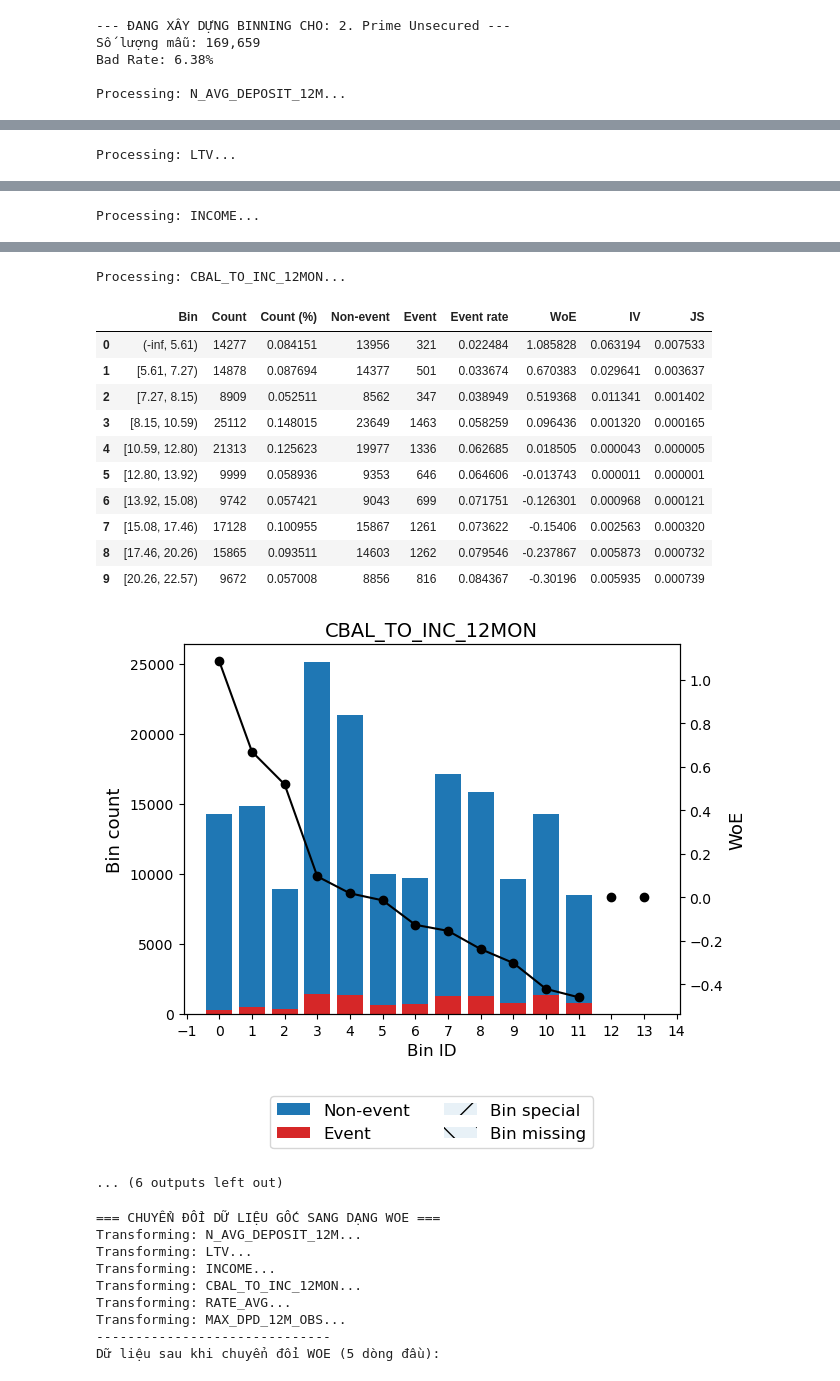
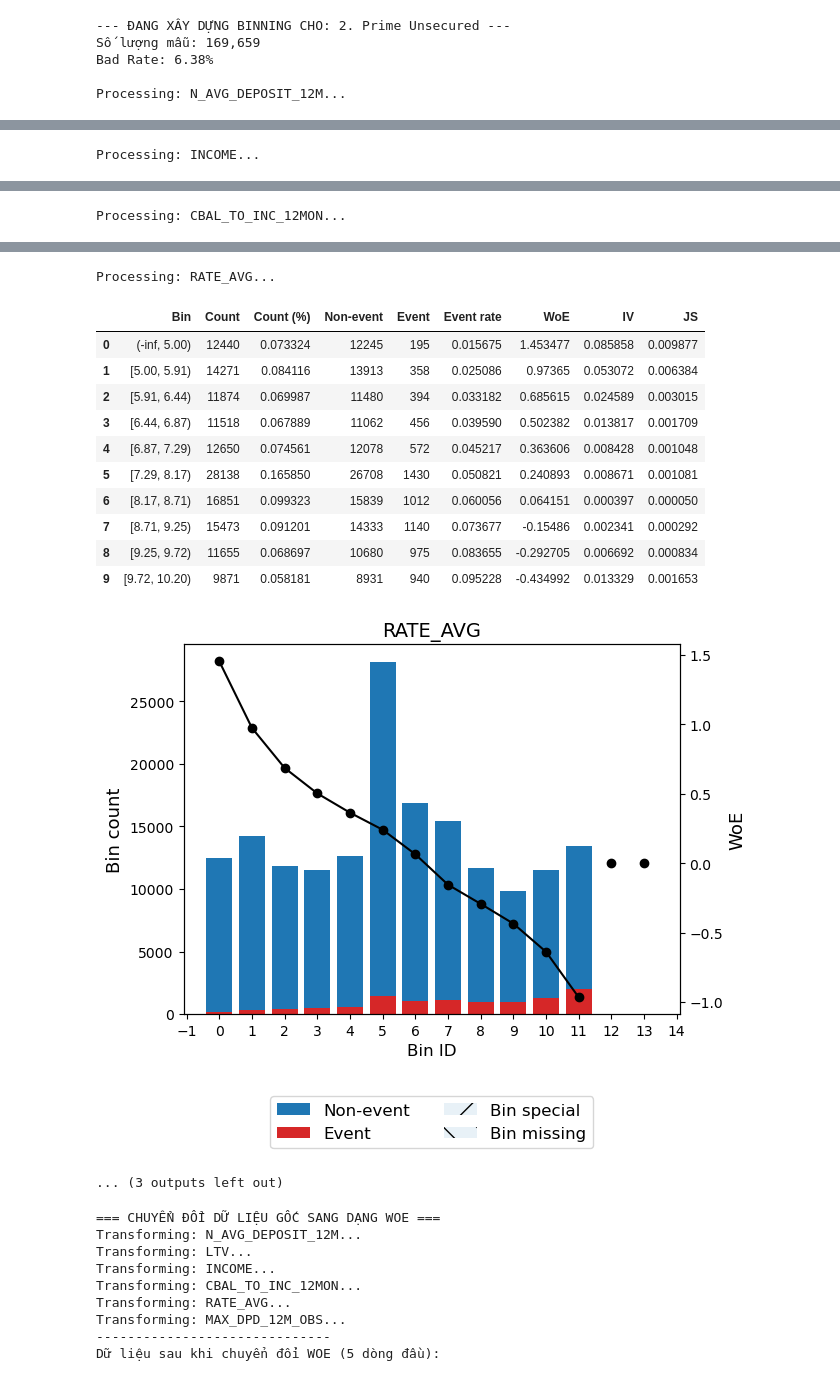
Before and after one commit to ToanNguyn/Khoa-luan, a Jupyter notebook: seg2_model.ipynb, the cells around one changed output, grey strips where cells are left out. Cells and saved outputs as stored; diff of their text form; code cells hidden in the pictures.

```diff
--- a/seg2_model.ipynb
+++ b/seg2_model.ipynb
@@ -29,7 +29,7 @@ print(f"Bad Rate: {y_model.mean():.2%}")
 # 2. Chọn danh sách biến cần Binning (Lấy Top IV từ bước trước)
 # Ta bỏ MAX_DPD ra để xử lý riêng (vì nó quá mạnh), tập trung vào các biến tài chính/hành vi khác
 selected_features = [
-    'N_AVG_DEPOSIT_12M', 'LTV', 'INCOME',
+    'N_AVG_DEPOSIT_12M', 'INCOME',
     'CBAL_TO_INC_12MON', 'RATE_AVG', 'MAX_DPD_12M_OBS'
 ]
 
@@ -75,5 +75,5 @@ Processing: N_AVG_DEPOSIT_12M...
 | 8 | [7090925.00, 7817683.00) | 9394 | 0.055370 | 8889 | 505 | 0.053758 | 0.181615 | 0.001688 | 0.000211 |
 | 9 | [7817683.00, 8641841.00) | 8921 | 0.052582 | 8518 | 403 | 0.045174 | 0.364604 | 0.005974 | 0.000743 |
 [figure]
-Processing: LTV...
+Processing: INCOME...
 |  | Bin | Count | Count (%) | Non-event | Event | Event rate | WoE | IV | JS |
@@ -85,2 +89,2 @@ Processing: LTV...
-Processing: INCOME...
+Processing: CBAL_TO_INC_12MON...
 |  | Bin | Count | Count (%) | Non-event | Event | Event rate | WoE | IV | JS |
@@ -96,17 +102,17 @@ Processing: INCOME...
-Processing: CBAL_TO_INC_12MON...
+Processing: RATE_AVG...
 |  | Bin | Count | Count (%) | Non-event | Event | Event rate | WoE | IV | JS |
-| 0 | (-inf, 5.61) | 14277 | 0.084151 | 13956 | 321 | 0.022484 | 1.085828 | 0.063194 | 0.007533 |
-| 1 | [5.61, 7.27) | 14878 | 0.087694 | 14377 | 501 | 0.033674 | 0.670383 | 0.029641 | 0.003637 |
-| 2 | [7.27, 8.15) | 8909 | 0.052511 | 8562 | 347 | 0.038949 | 0.519368 | 0.011341 | 0.001402 |
-| 3 | [8.15, 10.59) | 25112 | 0.148015 | 23649 | 1463 | 0.058259 | 0.096436 | 0.001320 | 0.000165 |
-| 4 | [10.59, 12.80) | 21313 | 0.125623 | 19977 | 1336 | 0.062685 | 0.018505 | 0.000043 | 0.000005 |
-| 5 | [12.80, 13.92) | 9999 | 0.058936 | 9353 | 646 | 0.064606 | -0.013743 | 0.000011 | 0.000001 |
-| 6 | [13.92, 15.08) | 9742 | 0.057421 | 9043 | 699 | 0.071751 | -0.126301 | 0.000968 | 0.000121 |
-| 7 | [15.08, 17.46) | 17128 | 0.100955 | 15867 | 1261 | 0.073622 | -0.15406 | 0.002563 | 0.000320 |
-| 8 | [17.46, 20.26) | 15865 | 0.093511 | 14603 | 1262 | 0.079546 | -0.237867 | 0.005873 | 0.000732 |
-| 9 | [20.26, 22.57) | 9672 | 0.057008 | 8856 | 816 | 0.084367 | -0.30196 | 0.005935 | 0.000739 |
+| 0 | (-inf, 5.00) | 12440 | 0.073324 | 12245 | 195 | 0.015675 | 1.453477 | 0.085858 | 0.009877 |
+| 1 | [5.00, 5.91) | 14271 | 0.084116 | 13913 | 358 | 0.025086 | 0.97365 | 0.053072 | 0.006384 |
+| 2 | [5.91, 6.44) | 11874 | 0.069987 | 11480 | 394 | 0.033182 | 0.685615 | 0.024589 | 0.003015 |
+| 3 | [6.44, 6.87) | 11518 | 0.067889 | 11062 | 456 | 0.039590 | 0.502382 | 0.013817 | 0.001709 |
+| 4 | [6.87, 7.29) | 12650 | 0.074561 | 12078 | 572 | 0.045217 | 0.363606 | 0.008428 | 0.001048 |
+| 5 | [7.29, 8.17) | 28138 | 0.165850 | 26708 | 1430 | 0.050821 | 0.240893 | 0.008671 | 0.001081 |
+| 6 | [8.17, 8.71) | 16851 | 0.099323 | 15839 | 1012 | 0.060056 | 0.064151 | 0.000397 | 0.000050 |
+| 7 | [8.71, 9.25) | 15473 | 0.091201 | 14333 | 1140 | 0.073677 | -0.15486 | 0.002341 | 0.000292 |
+| 8 | [9.25, 9.72) | 11655 | 0.068697 | 10680 | 975 | 0.083655 | -0.292705 | 0.006692 | 0.000834 |
+| 9 | [9.72, 10.20) | 9871 | 0.058181 | 8931 | 940 | 0.095228 | -0.434992 | 0.013329 | 0.001653 |
-[figure, old version]
+[figure, new version]
-... (6 outputs left out)
+... (3 outputs left out)
 # %%
 # ==========================================
 # 15. TRANSFORMATION: CHUYỂN ĐỔI DỮ LIỆU SANG WOE
```
Also changed, not shown: parts of 3 cells of this notebook, 3 other files.
